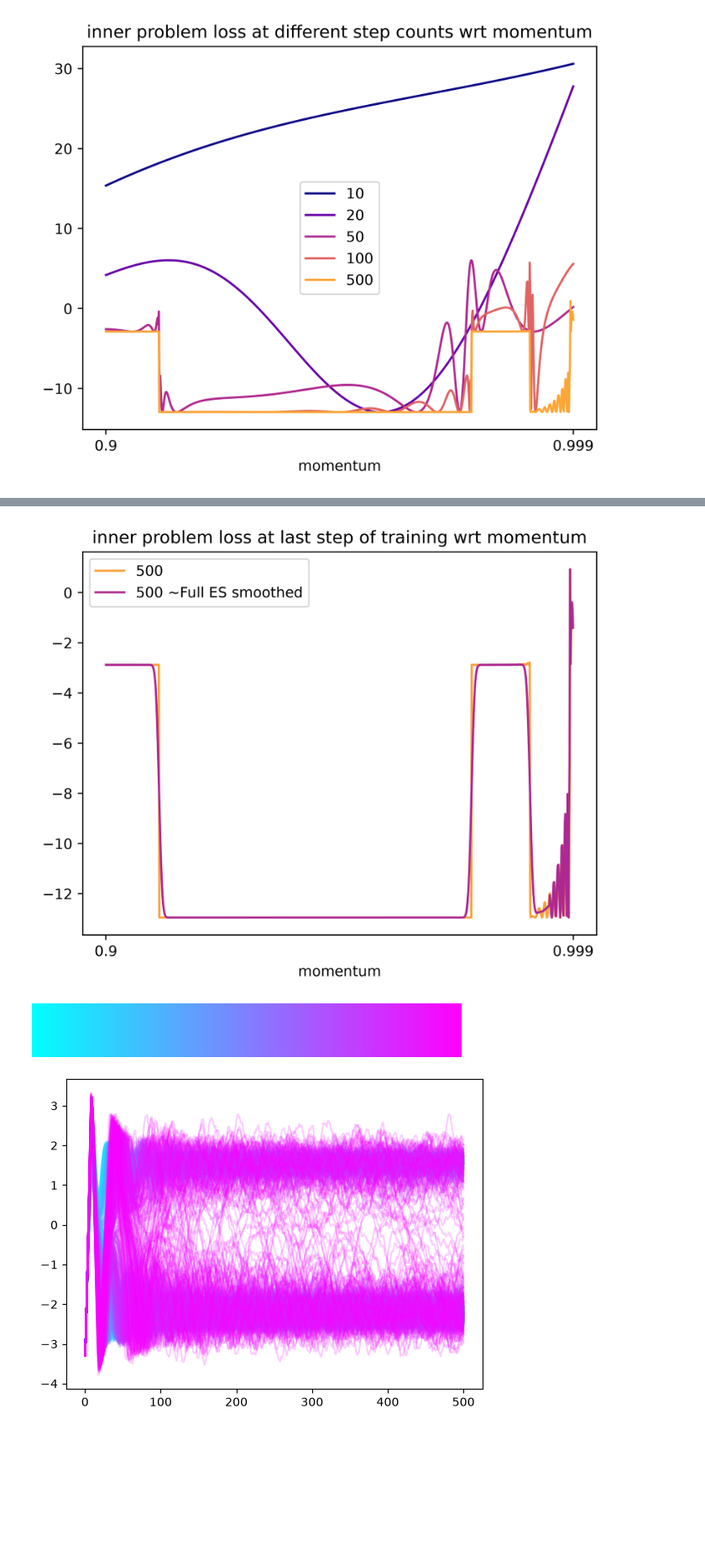
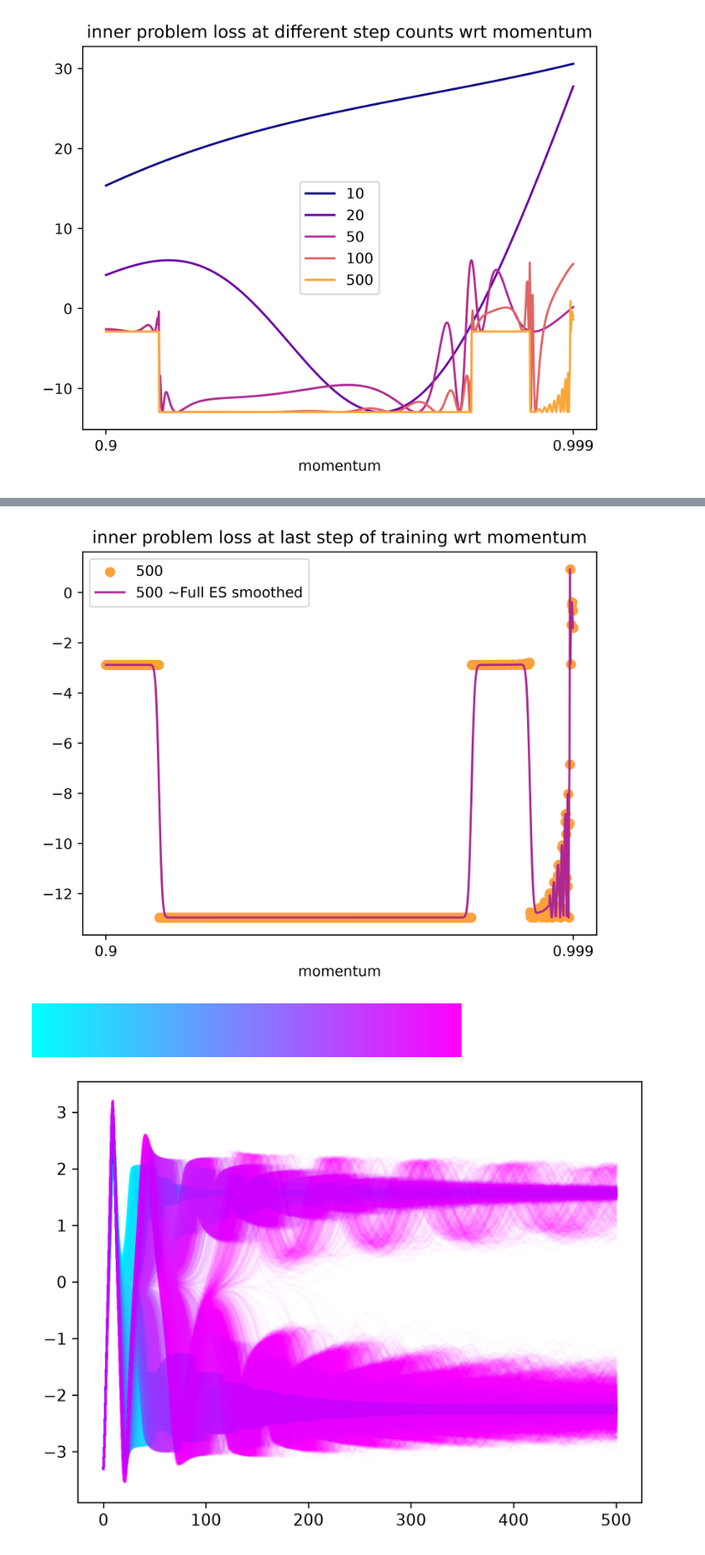
Before and after one commit to jakob-bjorner/2026_proj, a Jupyter notebook: discover.ipynb, the cells around one changed output, grey strips where cells are left out. Shown at 84% size. Saved outputs shown, nothing was run; the diff lists cells and outputs as text; code cells hidden in the pictures; blank space fills up the shorter version.

```diff
--- a/discover.ipynb
+++ b/discover.ipynb
@@ -240,7 +231,7 @@ k = 50
 gaussian_kernel = [(1/((2 * 3.1415)**0.5 * sigma) *2.72**(-(i-k)**2/(2*sigma))) for i in range(0,2*k+1)] # smooth 10 values in log space? ahh whatever, should be ok ish
 gaussian_kernel = [g / sum(gaussian_kernel) for g in gaussian_kernel]
 losses_at_step_smoothed = [sum(g*l for g,l in zip(gaussian_kernel,losses_at_step[i:i+2*k+1])) for i in range(len(losses_at_step) - 2*k-1)]
-plt.plot(losses_at_step, color=cmap(200), label=f"{step}")
+plt.scatter(range(len(losses_at_step)),losses_at_step, color=cmap(200), label=f"{step}")
 plt.plot(losses_at_step[:k]+ losses_at_step_smoothed + losses_at_step[-k:], color=cmap(100), label=f"{step} ~Full ES smoothed")
 plt.xticks([0,len(losses_at_step)-1],[momentum_min, momentum_max])
 plt.xlabel("momentum")
@@ -248,7 +239,7 @@ plt.legend()
 plt.title("inner problem loss at last step of training wrt momentum")
 plt.show()
 # %% [output]
-[figure, old version]
+[figure, new version]
 # %%
 # simulate the landscape which could appear from my proposed solution?
 # this would involve truncations, because the truncations would tell me where to move,
@@ -265,7 +256,7 @@ steps = 501
 lr = 0.07
 lr_schedule = lambda i: min((i/10), 1) # (steps-10) * -1/(10-steps))
 # momentum = 0.9
-num_samples = 50
+num_samples = 10
 
 # for lr in lrs:
 for momentum in momentums:
@@ -289,13 +280,14 @@ for momentum in momentums:
     all_ws_new.append(ws)
 # %%
 cmap = colormaps.get_cmap("cool")
+plt.figure(dpi=300)
 for i, wss in enumerate(all_ws_new):
     index = int(i / len(all_ws) * 255)
-    # for ws in wss:
-    plt.plot(wss[2], color=cmap(index), alpha=0.2)
+    for ws in wss:
+        plt.plot(ws, color=cmap(index), alpha=0.02)
 cmap
 # %% [output]
 [figure]
-[figure, old version]
+[figure, new version]
 # %%
 # all_ws_new =
```
Also changed, not shown: parts of 20 cells of this notebook, 4 other files.
